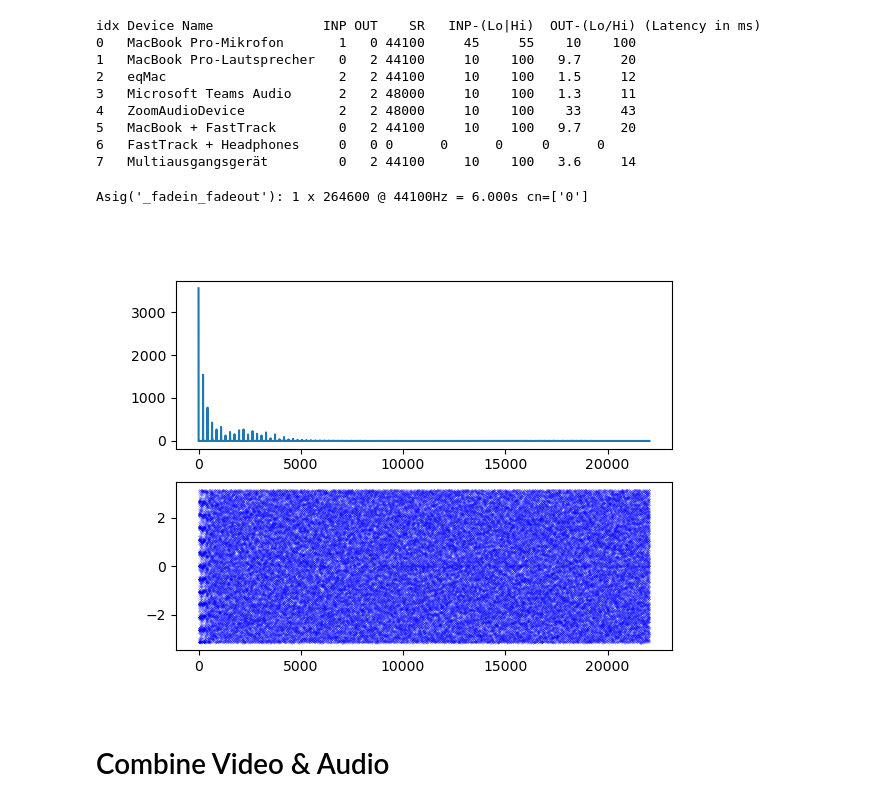
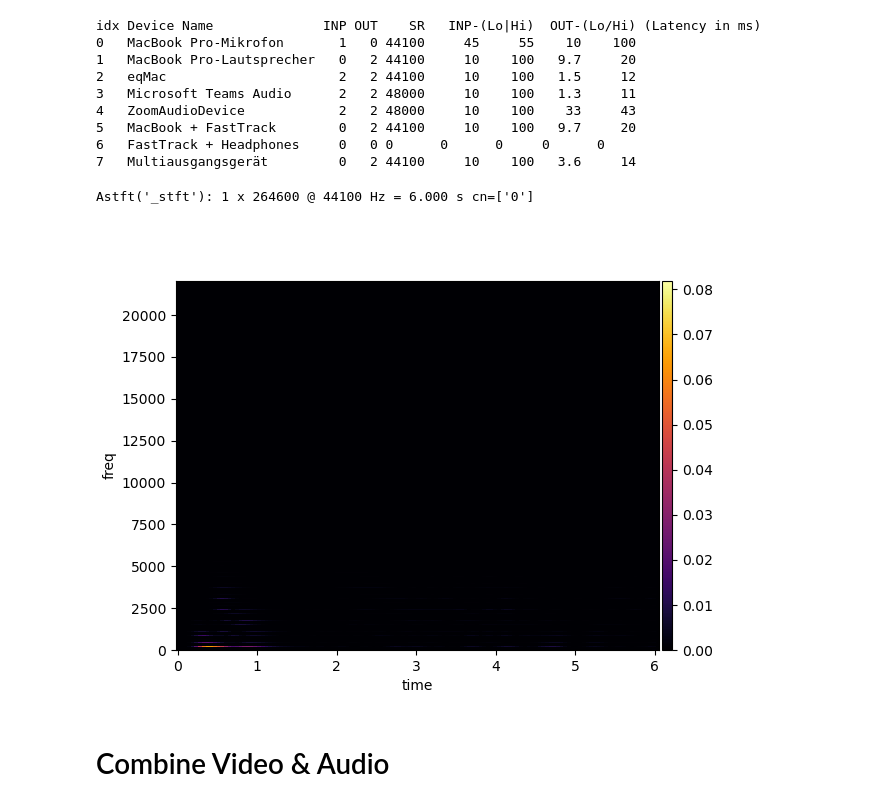
Before and after one commit to jannosch/qsynthi_prototyping, a Jupyter notebook: mapping_2.ipynb, the cells around one changed output. Saved outputs shown, nothing was run; the diff lists cells and outputs as text; code cells hidden in the pictures.

```diff
--- a/mapping_2.ipynb
+++ b/mapping_2.ipynb
@@ -187,10 +187,8 @@ s = startup(device=1)
 a1 = Asig(audio, sr=sample_rate)
 # %%
 plt.figure()
-a1.fade_in(0.5).fade_out(4).plot().plot_spectrum().play(onset=1, rate=2) # rate: resampling (oktave hoch/runter)
+a1.iirfilter(30, order=2, btype='highpass').fade_in(0.005).fade_out(0.005).norm().stereo().play(onset=1, rate=2) # rate: resampling (oktave hoch/runter)
+plt.close()
-# %% [output]
-Asig('_fadein_fadeout'): 1 x 264600 @ 44100Hz = 6.000s cn=['0']
-[figure, removed]
 # %%
 # weitere feature: filter, nicht-linearer transfer, multichannel (stereo)
 
@@ -219,6 +217,12 @@ numpy_array_of_audio = a1.sig
 
 # load file
 Asig('filename.wav')
+# %%
+plt.figure()
+a1.to_stft(nperseg=4096).plot()
+# %% [output]
+Astft('_stft'): 1 x 264600 @ 44100 Hz = 6.000 s cn=['0']
+[figure, added]
 # %%
 plt.figure()
 plt.plot(audio)
```
Also changed, not shown: parts of 1 cell of this notebook, 1 other file.
